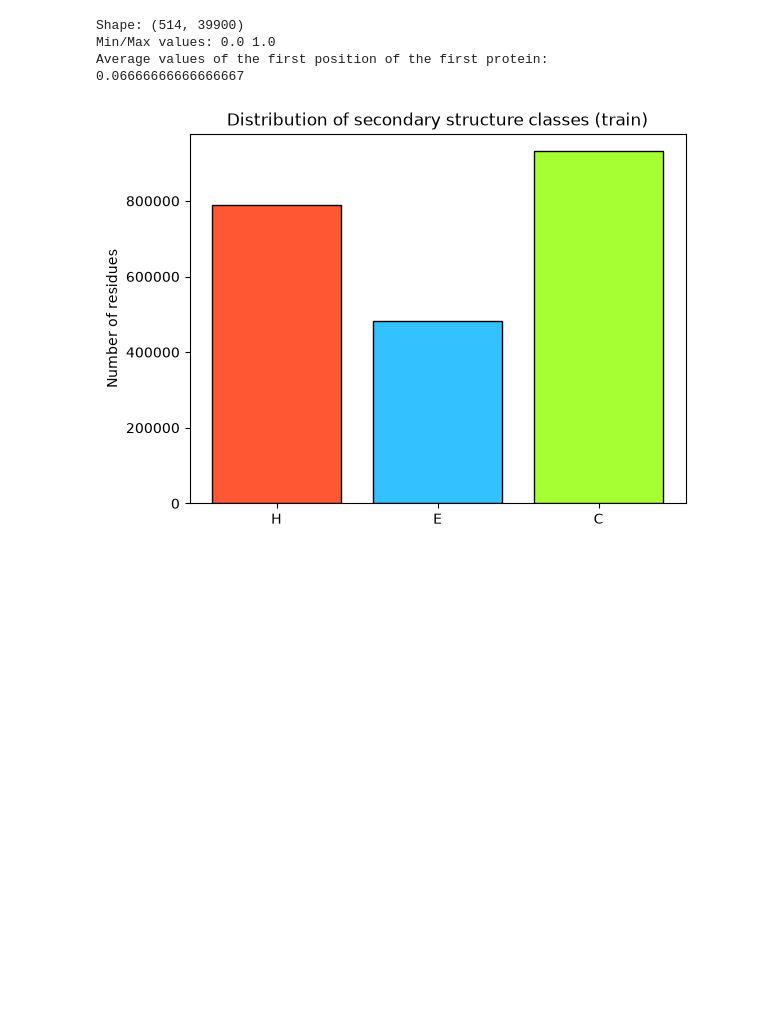
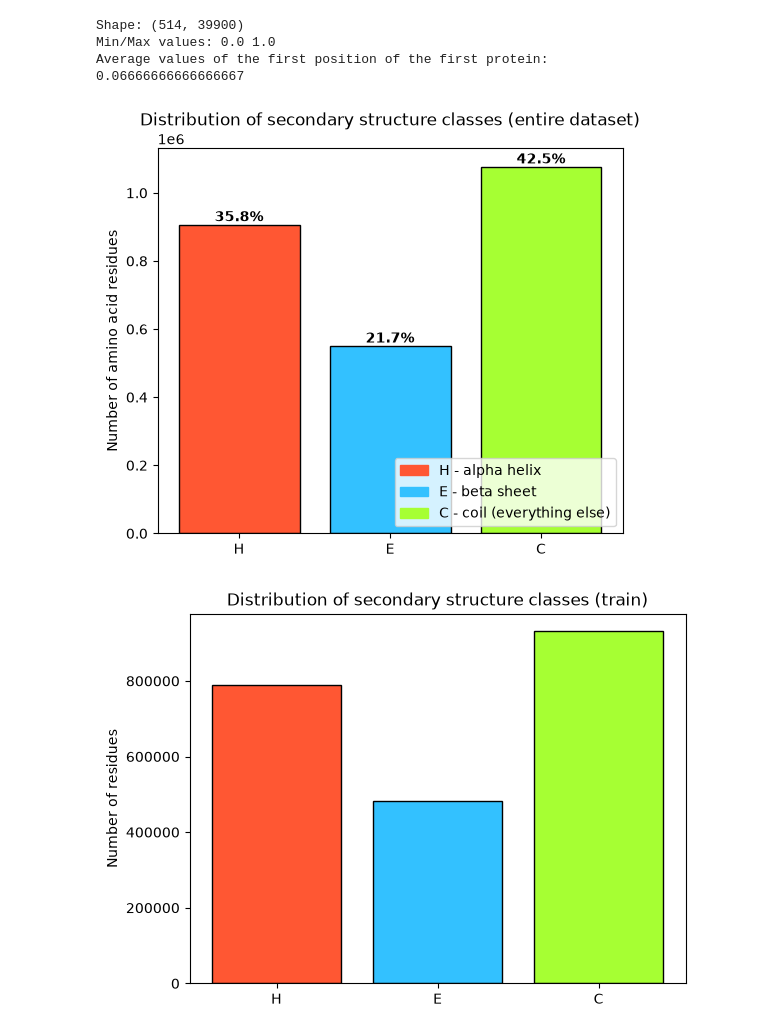
Before and after one commit to sara-stojkov/Protein-Structure-Prediction, a Jupyter notebook: PredikcijaStruktureProteina.ipynb, the cells around one changed output. Drawn from its saved outputs; the diff is of its cells as text; code cells hidden in the pictures; blank space fills up the shorter version.

```diff
--- a/PredikcijaStruktureProteina.ipynb
+++ b/PredikcijaStruktureProteina.ipynb
@@ -86,6 +86,36 @@ Shape: (514, 39900)
 Min/Max values: 0.0 1.0
 Average values of the first position of the first protein:
 0.06666666666666667
+# %%
+from collections import Counter
+import matplotlib.patches as mpatches
+
+all_chars = Counter("".join(df["sst3"].tolist()))
+labels_order = ["H", "E", "C"]
+counts = [all_chars[l] for l in labels_order]
+total = sum(counts)
+percentages = [c/total*100 for c in counts]
+colors = ["#FF5733", "#33C1FF", "#A6FF33"]
+
+fig, ax = plt.subplots(figsize=(6, 5))
+bars = ax.bar(labels_order, counts, color=colors, edgecolor="black")
+for bar, pct in zip(bars, percentages):
+    ax.text(bar.get_x() + bar.get_width()/2, bar.get_height(), f"{pct:.1f}%",
+            ha="center", va="bottom", fontweight="bold")
+ax.set_ylabel("Number of amino acid residues")
+ax.set_title("Distribution of secondary structure classes (entire dataset)")
+
+legend_labels = {
+    "H": "H - alpha helix",
+    "E": "E - beta sheet",
+    "C": "C - coil (everything else)",
+}
+patches = [mpatches.Patch(color=colors[i], label=legend_labels[l]) for i, l in enumerate(labels_order)]
+ax.legend(handles=patches, loc="lower right")
+
+plt.show()
+# %% [output]
+[figure, new version]
 # %%
 import matplotlib.pyplot as plt
 
```
Also changed, not shown: parts of 10 cells of this notebook, 4 other files.
